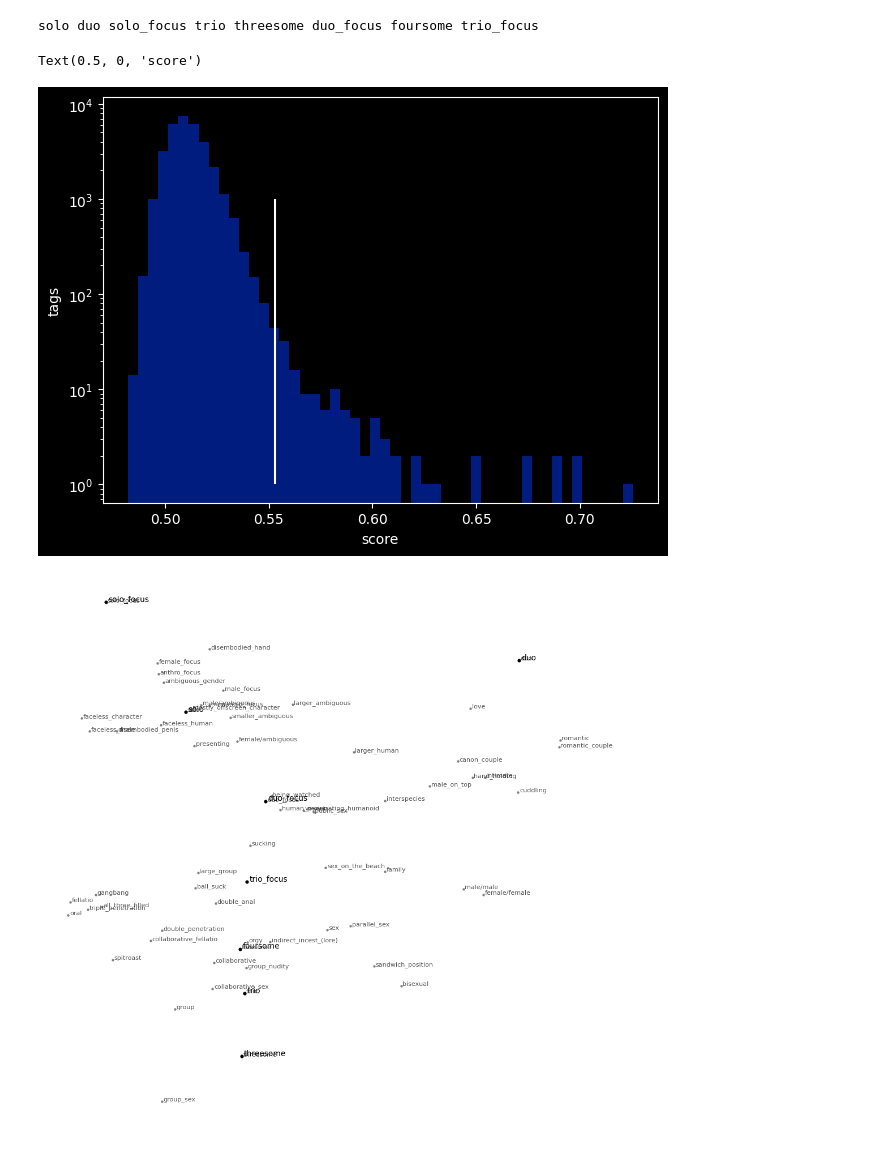
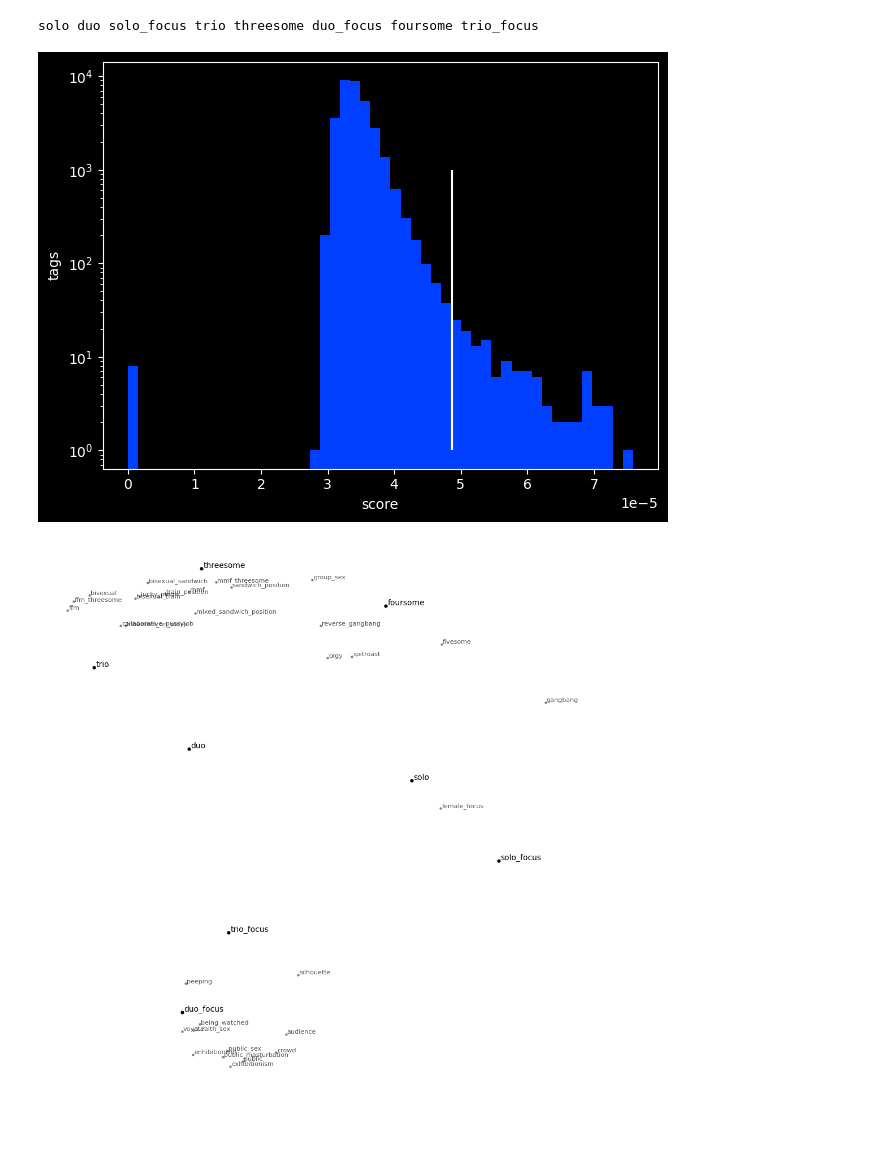
Before and after one commit to elias-gaeros/e6db, a Jupyter notebook: notebooks/E6LocalMap.ipynb, the cells around one changed output. Saved outputs shown, nothing was run; the diff lists cells and outputs as text; code cells hidden in the pictures.

Commit message:
e6localmap: new version using ALS factors

```diff
--- a/notebooks/E6LocalMap.ipynb
+++ b/notebooks/E6LocalMap.ipynb
@@ -9,17 +19,18 @@ from matplotlib import pyplot as plt
 # %%
-st = safetensors.safe_open('./data/model-verybighalfbrain2e60.safetensors', framework='numpy')
+with safetensors.safe_open(data_dir / 'implicit_tag_factors.safetensors', framework='numpy') as st:
+    X0 = st.get_tensor('tag_factors')
 
-tags = np.array([t.strip() for t in open('./data/tags.txt', 'rt').read().split('\n')][:-1])
-tags2id = {t: i for i, t in enumerate(tags)}
+tags2id, tags = load_tags(data_dir)
+tags = np.array(tags)
 # %%
-X = st.get_tensor('embeddings.weight')
-# You might want to play with, ie disabling these
+X = X0.copy()
+# You might want to play with normalization, ie disabling these:
 X /= np.linalg.norm(X, axis=1)[:, None]
 
 # A first rank truncation using PCA helps smooth the noise
-pca = PCA(256)
+pca = PCA(128)
 Xt = pca.fit_transform(X)
-#Xt /= np.linalg.norm(Xt, axis=1)[:, None] # <- same here
+Xt /= np.linalg.norm(Xt, axis=1)[:, None] # <- same here
 
 plt.semilogy(pca.explained_variance_)
 # %% [output]
@@ -37,61 +49,63 @@ solo duo solo_focus trio threesome duo_focus foursome trio_focus
 # %%
 # Select neighboring tags similar to foreground one
 n_neighbors = 128
-n_neighbors_display = 64
-temp = 2
-lp = 64 # 1: sum of probabilities, ->inf: max
+n_neighbors_display = 32
+temp = 1
+# We can pick tags that are the close to all the input tags simultaneously, or close to the closest input tag
+lp = 8 # This is done with lp-norm: p=1: sum of probabilities, p->inf: max
 
 neigh_score = Xt @ Xt[sel_idxs].T
 
 
-# Sigmoid -> power -> marginal sum over selected points
-#neigh_score = 1/(1 + np.exp(-temp * neigh_score))
-#neigh_score = (neigh_score ** lp).mean(axis=1) ** (1/lp)
+neigh_score = Xt @ Xt[sel_idxs].T
+neigh_score[sel_idxs, :] = float('-inf')
+neigh_score = np.exp(neigh_score / temp)
+neigh_score /= neigh_score.sum(axis=0)
+if lp >= 8:
+    neigh_score = neigh_score.max(axis=1)
+else:
+    neigh_score = (neigh_score ** lp).sum(axis=1) ** (1/lp)
 
-# Same, more stable?
-neigh_score = -np.log1p(np.exp(-temp * neigh_score))
-neigh_score = np.exp(neigh_score * lp).mean(axis=1) ** (1/lp)
+neigh_idxs = np.argsort(neigh_score)[::-1][:n_neighbors]
 
-#neigh_score = np.linalg.norm(Xt @ Xt[sel_idxs].T, ord=1.5, axis=1)
-thresh = np.sort(neigh_score)[-n_neighbors]
-neigh_idxs = np.where(neigh_score > thresh)[0]
 plt.hist(neigh_score, 50, log=True);
-plt.vlines(thresh, 1, 1e3)
+plt.vlines(neigh_score[neigh_idxs[-1]], 1, 1e3)
 plt.ylabel('tags')
 plt.xlabel('score')
+del neigh_score
 # %% [output]
-Text(0.5, 0, 'score')
-[figure, old version]
+[figure, new version]
 # %%
 idxs = np.concatenate([sel_idxs, neigh_idxs])
 
 # Local PCA
 X2 = Xt[idxs].copy()
+X2 /= np.linalg.norm(X2, axis=1)[:, None]
 X2 -= X2.mean(0)
 X2 /= np.linalg.norm(X2, axis=1)[:, None]
 X2t = PCA(2).fit_transform(X2)[:,::-1]
 
 dark_mode = False
 fg_color = 'white' if dark_mode else 'black'
 bg_color = 'black' if dark_mode else 'white'
 
 f, ax = plt.subplots(figsize=(10,10))
 ax.axis('off')
 f.set_facecolor(bg_color)
 
 dx = 0.01
 ax.scatter(*X2t[:len(sel_idxs)].T,
            c=fg_color, linewidth=0, s=20)
 for i, t in enumerate(sel_tags):
     ax.annotate(t, tuple(X2t[i,:] + [dx*0.5, dx*0.25]),
                 color=fg_color)
 
 ax.scatter(*X2t[len(sel_idxs):len(sel_idxs) + n_neighbors_display].T,
            c=fg_color, linewidth=0, s=10, alpha=0.5)
 for i, t in enumerate(tags[neigh_idxs[:n_neighbors_display]], len(sel_idxs)):
     ax.annotate(t, tuple(X2t[i,:] + [dx*0.3, dx*0.3/2]),
                 color=fg_color, fontsize=8, alpha=2/3)
 
 f.tight_layout()
 # %% [output]
-[figure, old version]
+[figure, new version]
```
Also changed, not shown: parts of 4 cells of this notebook, 7 other files.
